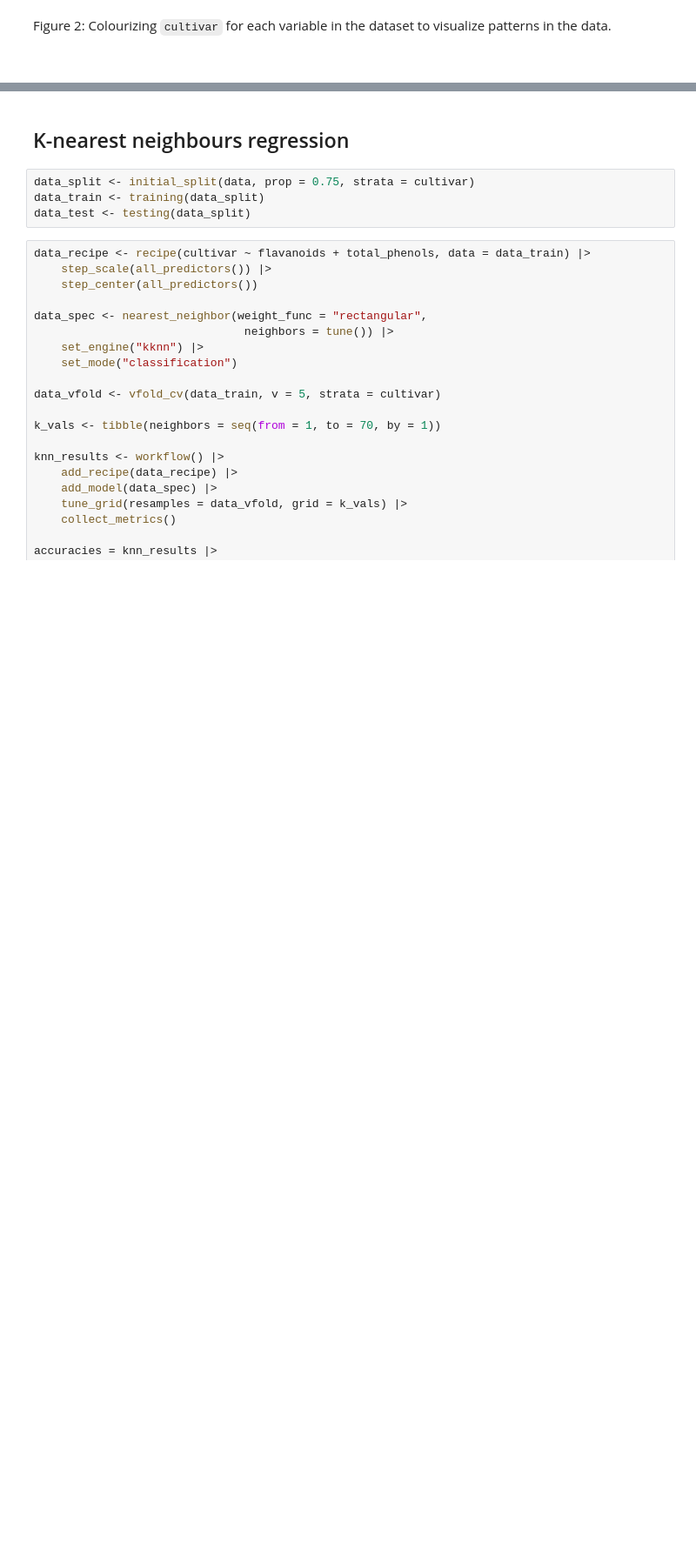
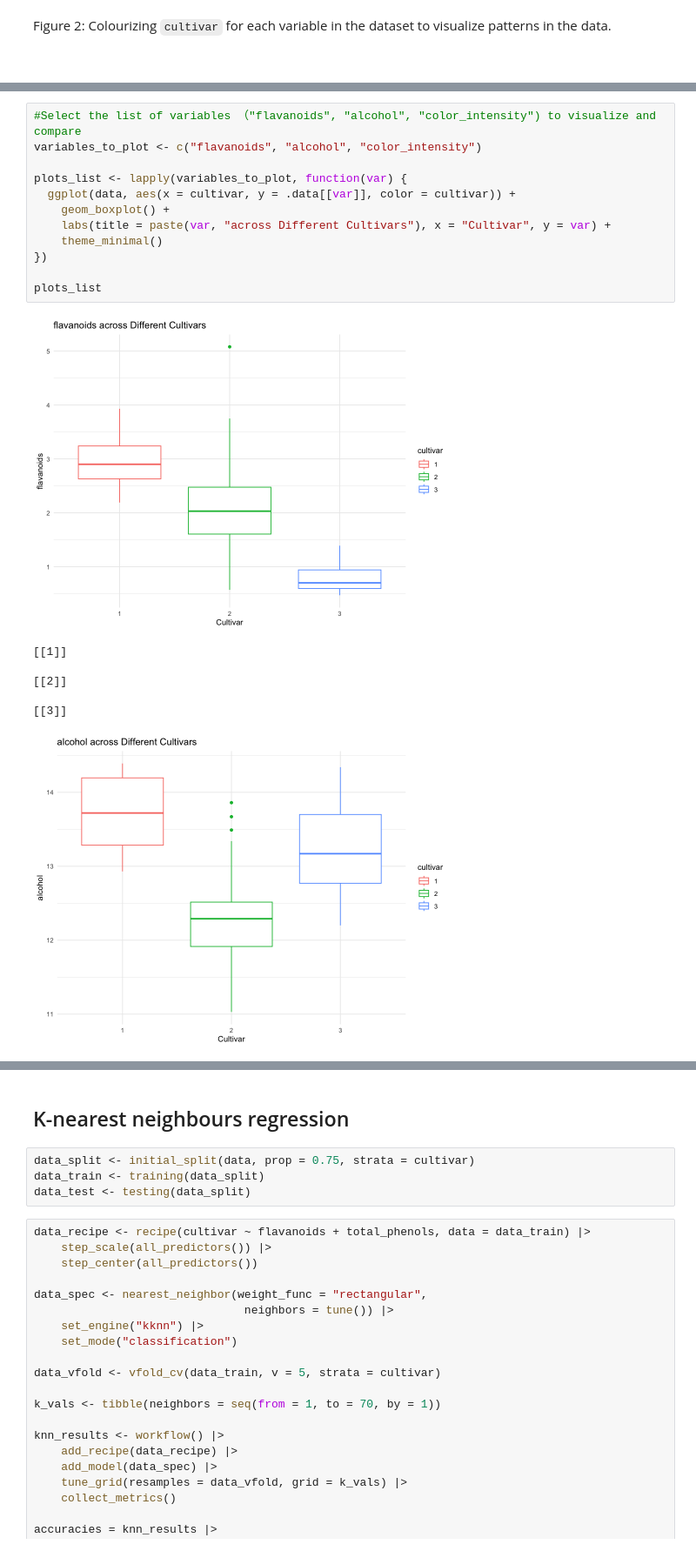
Before and after one commit to DSCI-310-2024/dsci-310_group-5_predicting-wine-cultivars, a Jupyter notebook: analysis/predicting_wine_cultivars.ipynb, the cells around one changed output, grey strips where cells are left out. Shown at 87% size. Drawn from its saved outputs; the diff is of its cells as text; blank space fills up the shorter version.

```diff
--- a/analysis/predicting_wine_cultivars.ipynb
+++ b/analysis/predicting_wine_cultivars.ipynb
@@ -180,0 +255,20 @@ Figure 2: Colourizing `cultivar` for each variable in the dataset to visualize p
+# %%
+#Select the list of variables （"flavanoids", "alcohol", "color_intensity") to visualize and compare
+variables_to_plot <- c("flavanoids", "alcohol", "color_intensity")
+
+plots_list <- lapply(variables_to_plot, function(var) {
+  ggplot(data, aes(x = cultivar, y = .data[[var]], color = cultivar)) +
+    geom_boxplot() +
+    labs(title = paste(var, "across Different Cultivars"), x = "Cultivar", y = var) +
+    theme_minimal()
+})
+
+plots_list
+# %% [output]
+[figure, added]
+[[1]]
+
+[[2]]
+
+[[3]]
+[figure, added]
```
Also changed, not shown: parts of 8 cells of this notebook.
